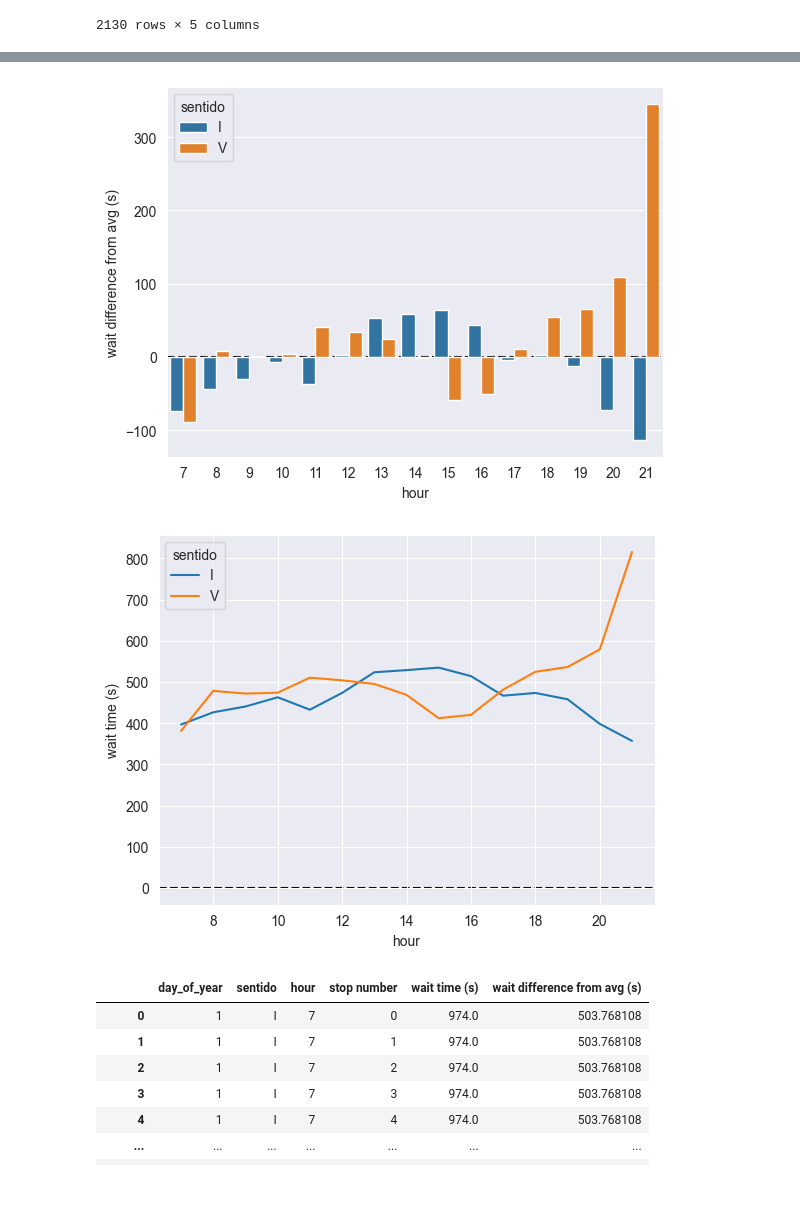
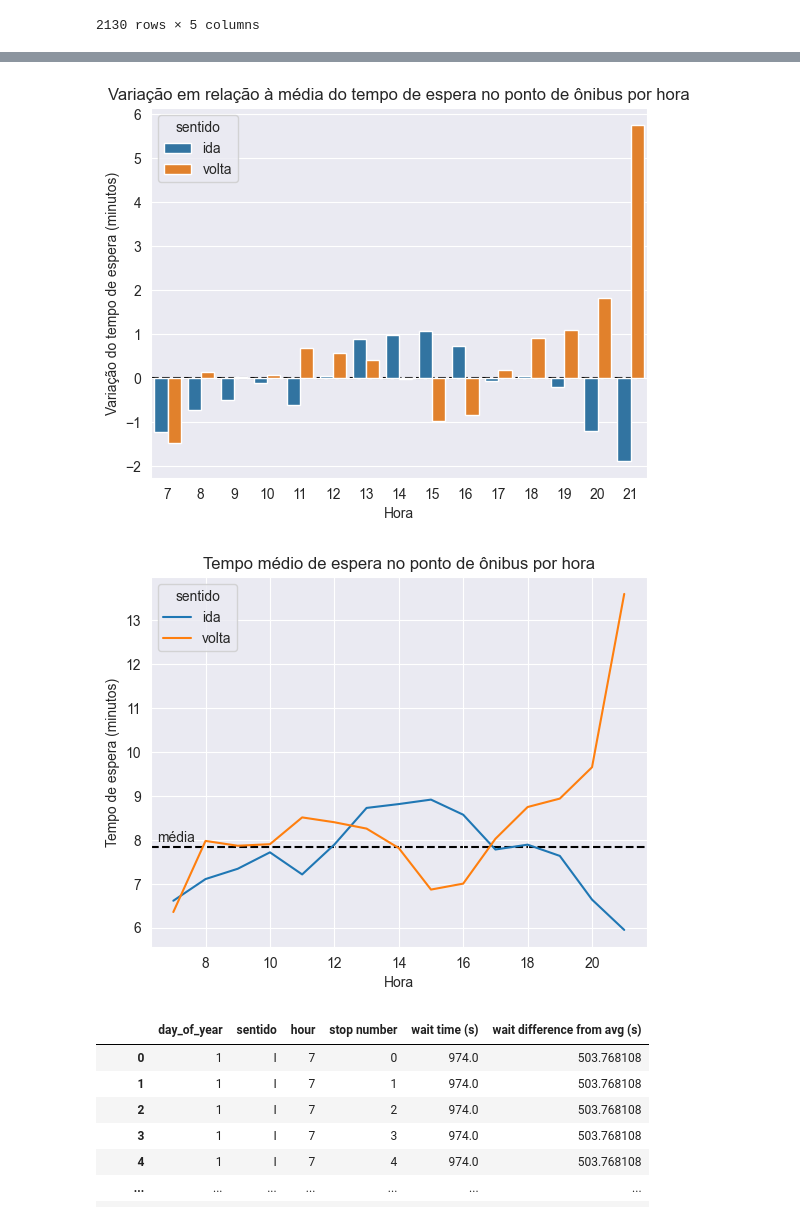
Before and after one commit to Thlamz/transportation, a Jupyter notebook: analysis.ipynb, the cells around one changed output, grey strips where cells are left out. Saved outputs shown, nothing was run; the diff lists cells and outputs as text; code cells hidden in the pictures; blank space fills up the shorter version.

```diff
--- a/analysis.ipynb
+++ b/analysis.ipynb
@@ -328,0 +7,4 @@ bus_positions
+# %%
+bus_trips = pd.read_pickle("bus_trips.pickle")
+bus_positions = pd.read_pickle("bus_positions.pickle")
+stop_list = pd.read_pickle("stop_list.pickle")
@@ -520,7 +251,8 @@ See the caveats in the documentation: https://pandas.pydata.org/pandas-docs/stab
 3394704 rows × 5 columns
 # %%
 day_dataframe['wait time (s)'] = day_dataframe['time_since_last_visit'].dt.seconds
-day_dataframe['wait difference from avg (s)'] = day_dataframe['wait time (s)'] - day_dataframe['wait time (s)'].mean()
+wait_time_mean = day_dataframe['wait time (s)'].mean()
+day_dataframe['wait difference from avg (s)'] = day_dataframe['wait time (s)'] - wait_time_mean
 day_dataframe
 # %% [output]
 A value is trying to be set on a copy of a slice from a DataFrame.
@@ -578,5 +310,7 @@ average_wait_time_by_hour = average_hourly_wait.groupby(['sentido', 'hour']).agg
     'wait time (s)': 'mean',
     'wait difference from avg (s)': 'mean'
 }).reset_index()
+average_wait_time_by_hour['wait time (m)'] = average_wait_time_by_hour['wait time (s)'] / 60
+average_wait_time_by_hour['wait difference from avg (s)'] = average_wait_time_by_hour['wait difference from avg (s)'] / 60
 average_wait_time_by_hour
 # %% [output]
@@ -605,13 +342,18 @@ sns.barplot(average_wait_time_by_hour, x='hour', hue='sentido', y='wait time (s)
 # %%
 g = sns.barplot(average_wait_time_by_hour, x='hour', hue='sentido', y='wait difference from avg (s)')
-line = g.axhline(y=0, color='black', linestyle='--', zorder=-1)
+g.axhline(y=0, color='black', linestyle='--', zorder=-1)
+g.set(title="Variação em relação à média do tempo de espera no ponto de ônibus por hora", xlabel="Hora", ylabel="Variação do tempo de espera (minutos)")
+sns.move_legend(g, 'upper left', labels=['ida', 'volta'])
 # %% [output]
-[figure, old version]
+[figure, new version]
 # %%
-g = sns.lineplot(average_wait_time_by_hour, x='hour', hue='sentido', y='wait time (s)')
-line = g.axhline(y=0, color='black', linestyle='--', zorder=-1)
+g = sns.lineplot(average_wait_time_by_hour, x='hour', hue='sentido', y='wait time (m)')
+g.set(title="Tempo médio de espera no ponto de ônibus por hora", xlabel="Hora", ylabel="Tempo de espera (minutos)")
+g.axhline(y=wait_time_mean/60, color='black', linestyle='--', zorder=-1)
+g.text(x=6.5, y=wait_time_mean/60 + 0.13, s="média")
+sns.move_legend(g, 'upper left', labels=['ida', 'volta'])
 # %% [output]
-[figure, old version]
+[figure, new version]
 # %%
 grouped_df = day_dataframe.groupby(['day_of_year', 'sentido', 'hour', 'stop number']).agg({'wait time (s)': 'mean', 'wait difference from avg (s)': 'mean'}).reset_index()
 
```
Also changed, not shown: parts of 38 cells of this notebook, 1 other file.
